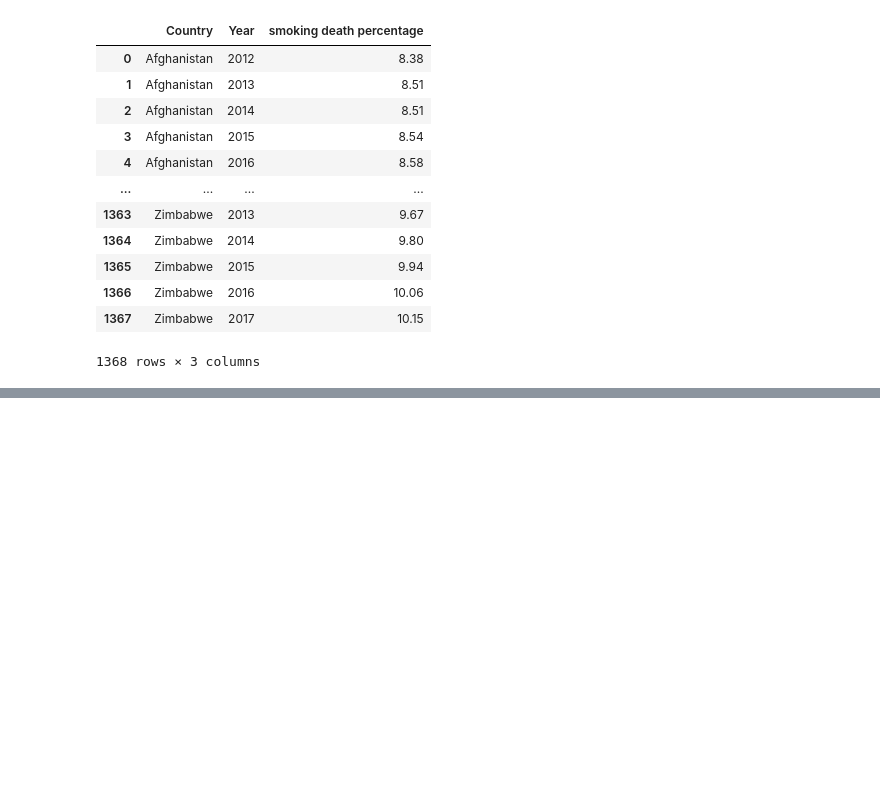
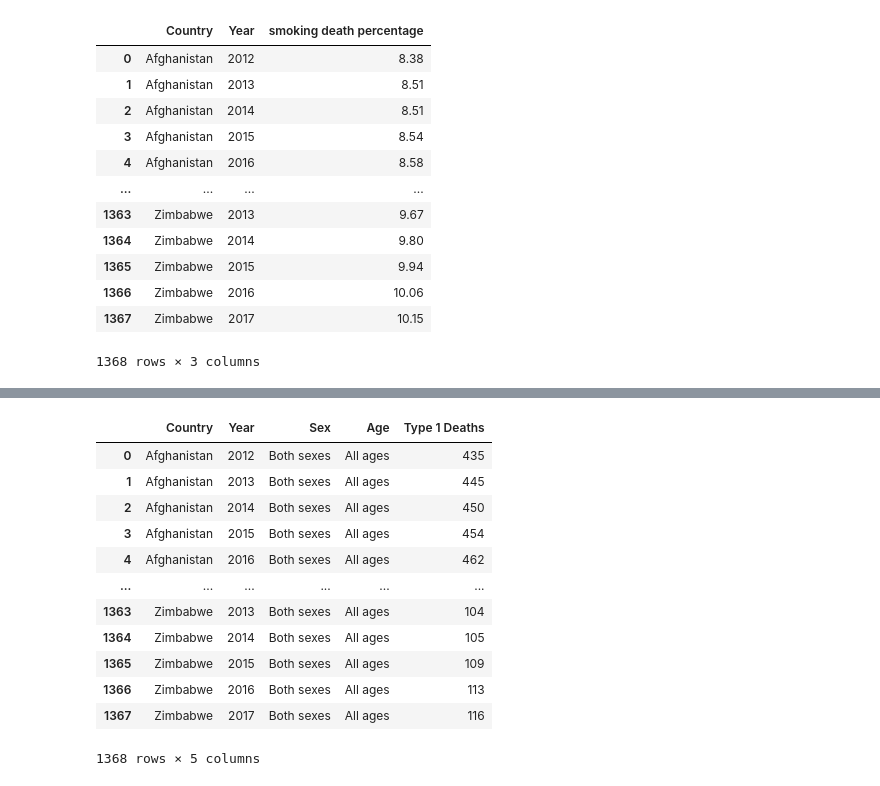
Before and after one commit to tulisamarth123/tulisamarth123.github.io, a Jupyter notebook: final_tutorial_notebook.ipynb, the cells around one changed output, grey strips where cells are left out. Cells and saved outputs as stored; diff of their text form; code cells hidden in the pictures; blank space fills up the shorter version.

```diff
--- a/final_tutorial_notebook.ipynb
+++ b/final_tutorial_notebook.ipynb
@@ -244,0 +301,18 @@ share_deaths_smoking
+# %%
+# filter the table down to just type 1 deaths
+diabetes_deaths_type1 = diabetes_deaths_both_types[['Country','Year','Sex','Age','Type 1 Deaths']]
+diabetes_deaths_type1
+# %% [output]
+|  | Country | Year | Sex | Age | Type 1 Deaths |
+| 0 | Afghanistan | 2012 | Both sexes | All ages | 435 |
+| 1 | Afghanistan | 2013 | Both sexes | All ages | 445 |
+| 2 | Afghanistan | 2014 | Both sexes | All ages | 450 |
+| 3 | Afghanistan | 2015 | Both sexes | All ages | 454 |
+| 4 | Afghanistan | 2016 | Both sexes | All ages | 462 |
+| ... | ... | ... | ... | ... | ... |
+| 1363 | Zimbabwe | 2013 | Both sexes | All ages | 104 |
+| 1364 | Zimbabwe | 2014 | Both sexes | All ages | 105 |
+| 1365 | Zimbabwe | 2015 | Both sexes | All ages | 109 |
+| 1366 | Zimbabwe | 2016 | Both sexes | All ages | 113 |
+| 1367 | Zimbabwe | 2017 | Both sexes | All ages | 116 |
+1368 rows × 5 columns
```
Also changed, not shown: parts of 4 cells of this notebook.
